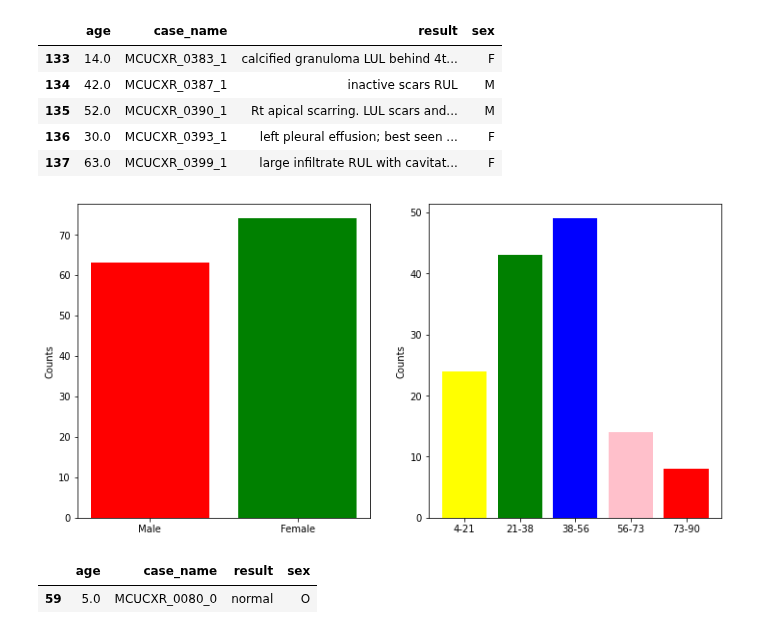
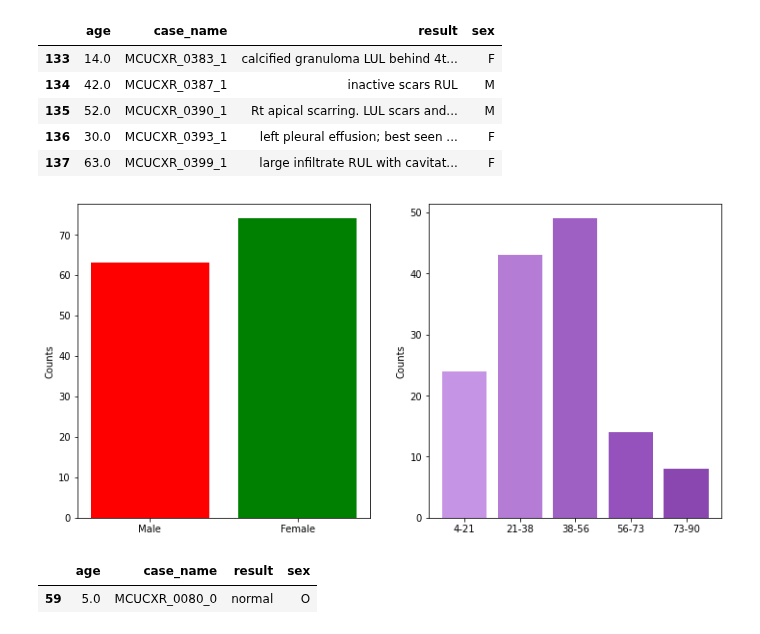
Before and after one commit to jKulrativid/indiv_2021_1_tubeculosis, a Jupyter notebook: MontgomeryTubeculosis.ipynb, the cells around one changed output. Saved outputs shown, nothing was run; the diff lists cells and outputs as text; code cells hidden in the pictures.

```diff
--- a/MontgomeryTubeculosis.ipynb
+++ b/MontgomeryTubeculosis.ipynb
@@ -203,37 +201,43 @@ fig, (sex_ax, age_ax) = plt.subplots(1, 2, figsize=(12, 6))
 ### show sex data ###
 
 sex_df = df['sex']
 n_male, n_female = sex_df[sex_df == 'M'].count(), sex_df[sex_df == 'F'].count()
 sex_heights = [n_male, n_female]
 sex_bars = ['Male', 'Female']
 
-sex_ypos = np.arange(len(bars))
+sex_ypos = np.arange(len(sex_bars))
 sex_ax.bar(sex_ypos, sex_heights, color=['red', 'green'])
 sex_ax.set_xticks(sex_ypos)
 sex_ax.set_xticklabels(sex_bars)
 sex_ax.set_ylabel('Counts')
 
 ### show age data ###
 
 age_df = df['age']
 n_interval = 5
 min_v, max_v = age_df.min(), age_df.max()
-lbound, ubound = get_k_interval(min_v, max_v+1, n_interval)
+lbound, ubound = get_k_intervals(min_v, max_v+1, n_interval)
 age_heights = list()
 for lb, ub in zip(lbound, ubound):
     interval_count = age_df[(age_df >= lb) & (age_df < ub)].count()
     age_heights.append(interval_count)
 age_bars = [f'{lbound[i]:.0f}-{ubound[i]:.0f}' for i in range(len(lbound))]
 
+age_color = np.array([(198, 148, 228),
+             (180, 124, 212),
+             (159, 96, 196),
+             (149, 81, 188),
+             (138, 71, 176)]) / 255
+
 age_ypos = np.arange(len(age_bars))
-age_ax.bar(age_ypos, age_heights, color=['yellow', 'green', 'blue', 'pink', 'red'])
+age_ax.bar(age_ypos, age_heights, color=age_color)
 age_ax.set_xticks(age_ypos)
 age_ax.set_xticklabels(age_bars)
 age_ax.set_ylabel('Counts')
 
 fig.show()
 # %% [output]
-[figure, old version]
+[figure, new version]
 # %%
 df[df['sex'] =='O']  ## outlier
 # %% [output]
```
Also changed, not shown: parts of 2 cells of this notebook.
